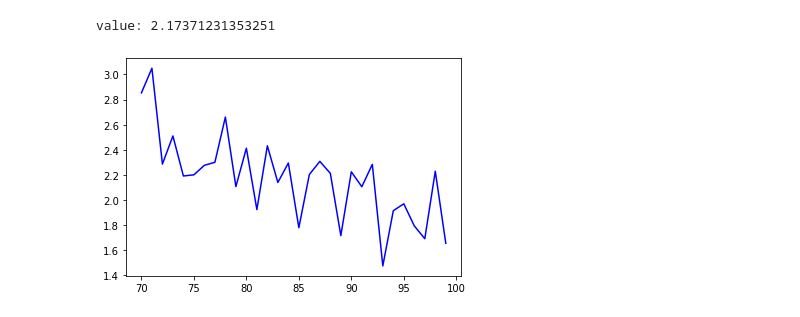
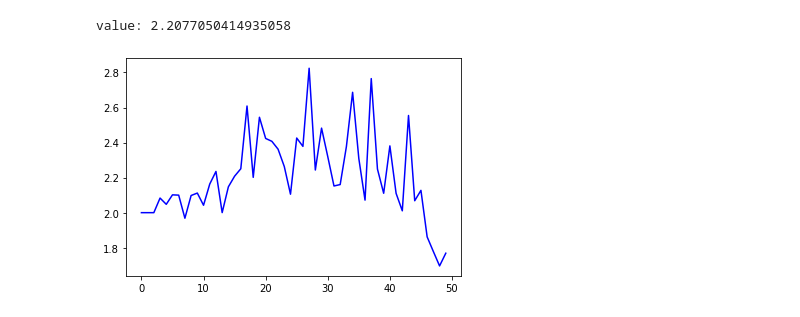
Before and after one commit to clnrp/logicqubit-algorithms, a Jupyter notebook: E91.ipynb, the cells around one changed output. Saved outputs shown, nothing was run; the diff lists cells and outputs as text; code cells hidden in the pictures.

```diff
--- a/E91.ipynb
+++ b/E91.ipynb
@@ -114,16 +110,16 @@ print(measure_B[:10])
 # %%
-# without eva
+# without eva, angle = 0 - 50
 step = 1
-angles = np.arange(70, 100, step)
+angles = np.arange(0, 50, step)
 result_without_eva = []
 for angle in angles:
     measure_A, measure_B = measurements(eva=False, attempts=200, angle=angle)
     bell = bell_inequality(measure_A, measure_B)
     result_without_eva.append(bell)
 mean_without_eva = np.mean(result_without_eva)
 print("value: "+str(mean_without_eva.real))
 plt.plot(angles, result_without_eva, color='blue')
 plt.show()
 # %% [output]
-value: 2.17371231353251
+value: 2.2077050414935058
-[figure, old version]
+[figure, new version]
```
Also changed, not shown: parts of 5 cells of this notebook, 2 other files.
